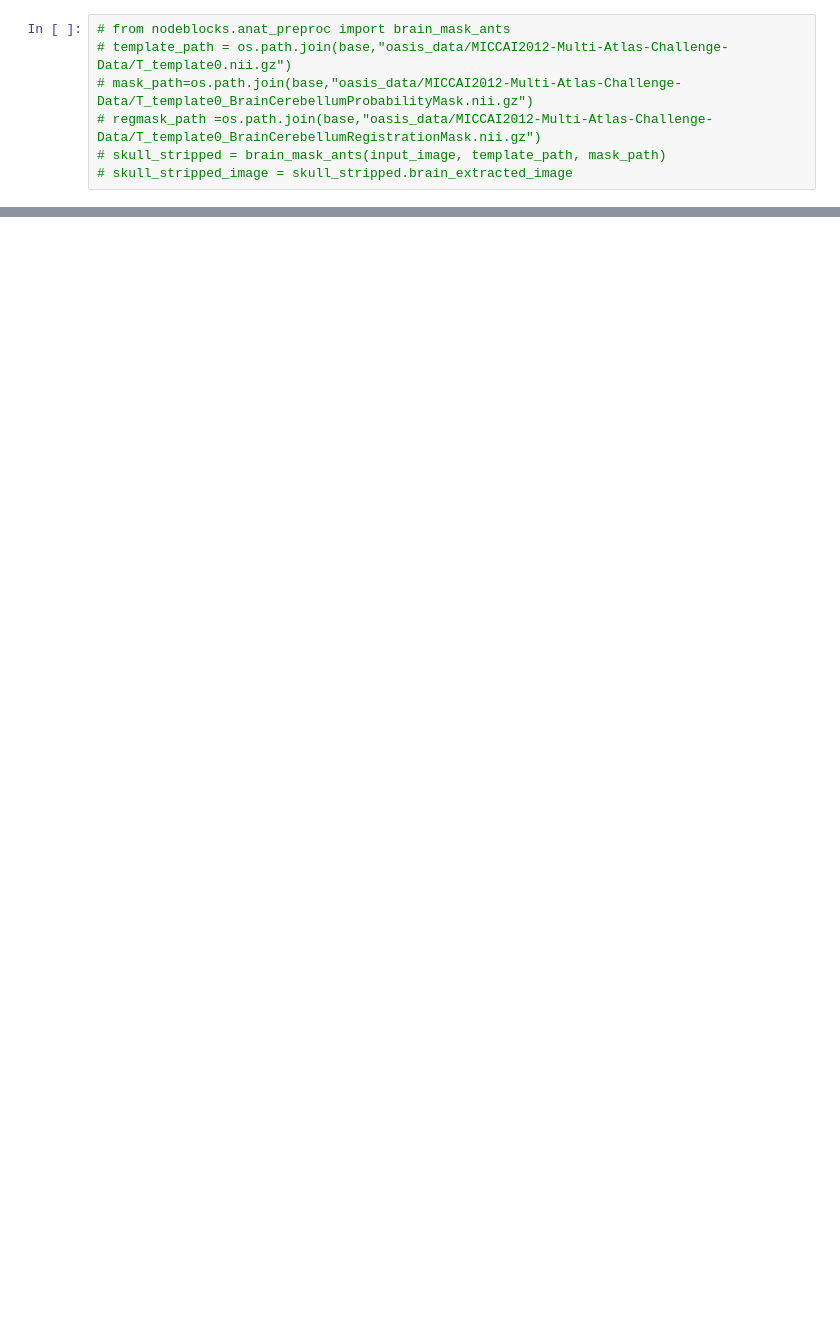
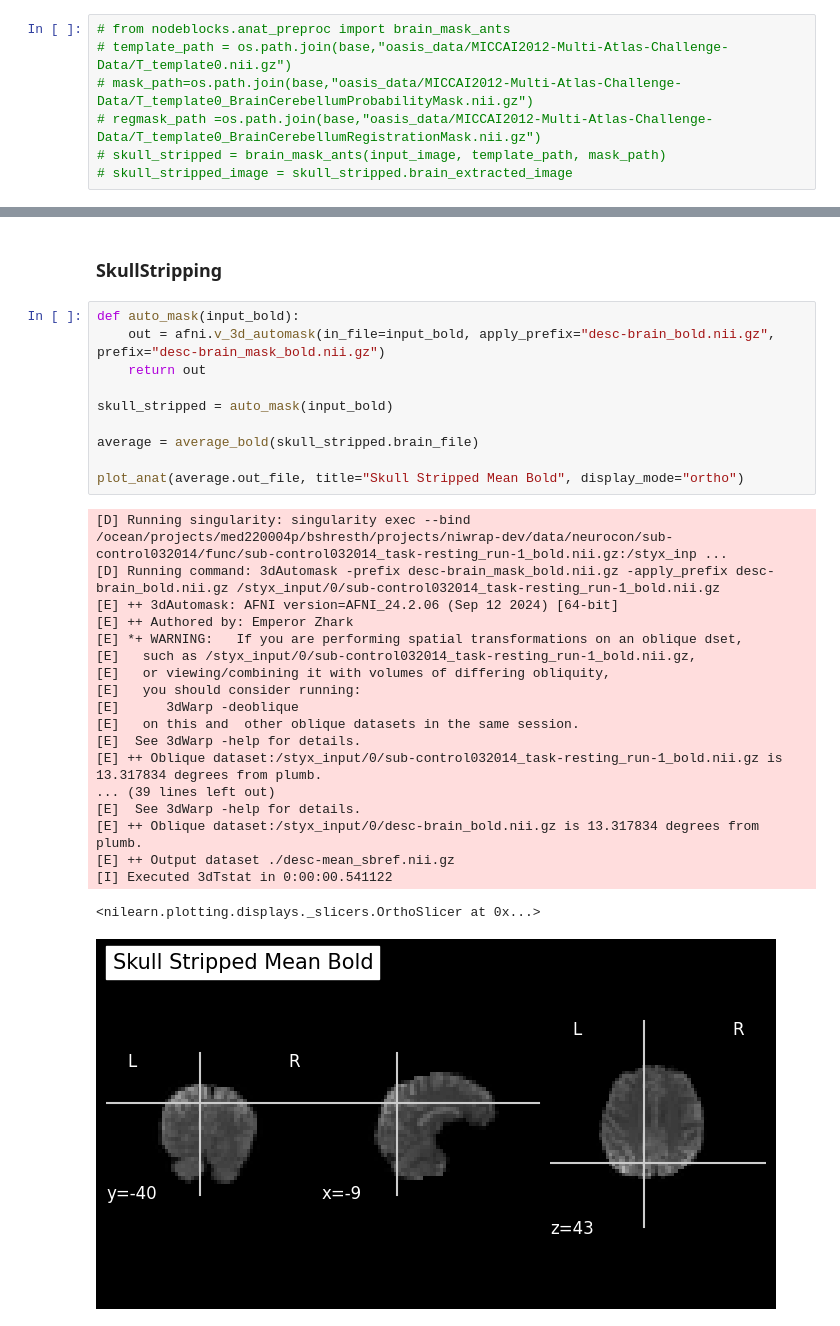
Before and after one commit to birajstha/niwarp-dev, a Jupyter notebook: nodeblocks/src/run_anat_pipeline.ipynb, the cells around one changed output, grey strips where cells are left out. Cells and saved outputs as stored; diff of their text form; blank space fills up the shorter version.

```diff
--- a/nodeblocks/src/run_anat_pipeline.ipynb
+++ b/nodeblocks/src/run_anat_pipeline.ipynb
@@ -79,0 +192,32 @@ plot_anat(out.corrected_image, title="Preproc_T1w_bet", display_mode="ortho")
+# %% [markdown]
+### SkullStripping
+# %%
+def auto_mask(input_bold):
+    out = afni.v_3d_automask(in_file=input_bold, apply_prefix="desc-brain_bold.nii.gz", prefix="desc-brain_mask_bold.nii.gz")
+    return out
+
+skull_stripped = auto_mask(input_bold)
+
+average = average_bold(skull_stripped.brain_file)
+
+plot_anat(average.out_file, title="Skull Stripped Mean Bold", display_mode="ortho")
+# %% [output]
+[D] Running singularity: singularity exec --bind /ocean/projects/med220004p/bshresth/projects/niwrap-dev/data/neurocon/sub-control032014/func/sub-control032014_task-resting_run-1_bold.nii.gz:/styx_inp ...
+[D] Running command: 3dAutomask -prefix desc-brain_mask_bold.nii.gz -apply_prefix desc-brain_bold.nii.gz /styx_input/0/sub-control032014_task-resting_run-1_bold.nii.gz
+[E] ++ 3dAutomask: AFNI version=AFNI_24.2.06 (Sep 12 2024) [64-bit]
+[E] ++ Authored by: Emperor Zhark
+[E] *+ WARNING:   If you are performing spatial transformations on an oblique dset,
+[E]   such as /styx_input/0/sub-control032014_task-resting_run-1_bold.nii.gz,
+[E]   or viewing/combining it with volumes of differing obliquity,
+[E]   you should consider running:
+[E]      3dWarp -deoblique
+[E]   on this and  other oblique datasets in the same session.
+[E]  See 3dWarp -help for details.
+[E] ++ Oblique dataset:/styx_input/0/sub-control032014_task-resting_run-1_bold.nii.gz is 13.317834 degrees from plumb.
+... (39 lines left out)
+[E]  See 3dWarp -help for details.
+[E] ++ Oblique dataset:/styx_input/0/desc-brain_bold.nii.gz is 13.317834 degrees from plumb.
+[E] ++ Output dataset ./desc-mean_sbref.nii.gz
+[I] Executed 3dTstat in 0:00:00.541122
+<nilearn.plotting.displays._slicers.OrthoSlicer at 0x...>
+[figure, added]
```
Also changed, not shown: parts of 28 cells of this notebook, 1 other file.
